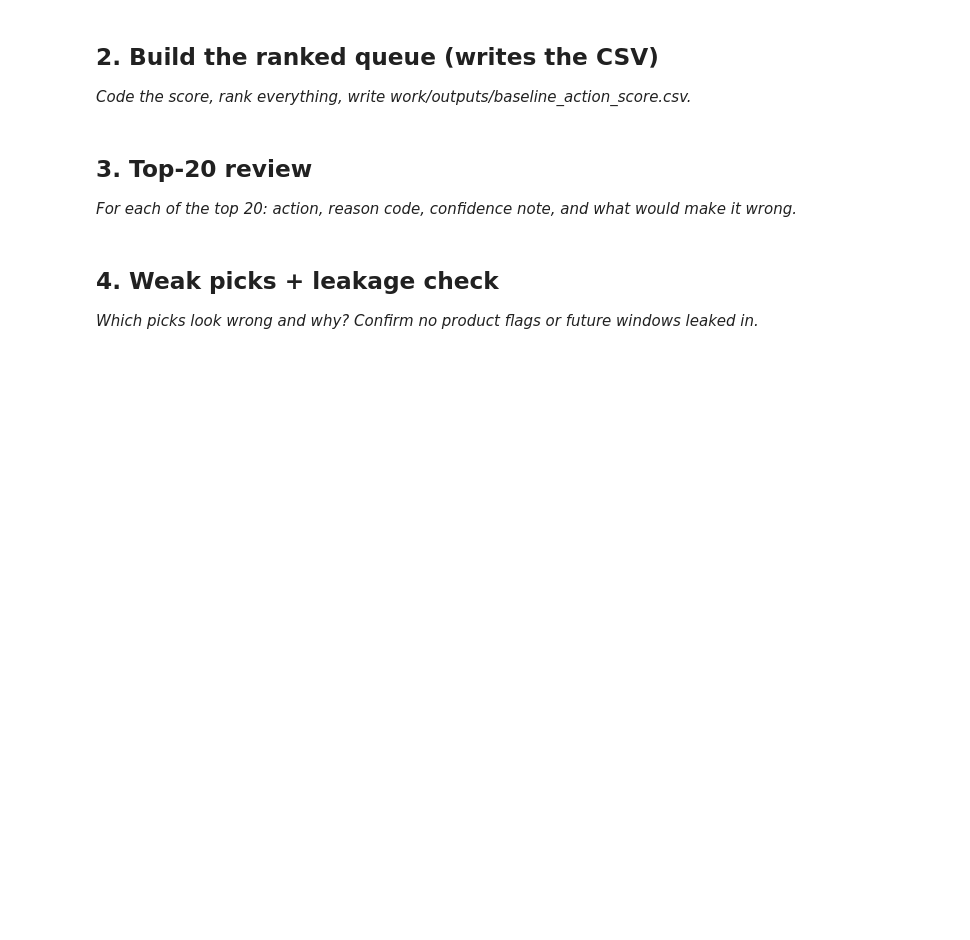
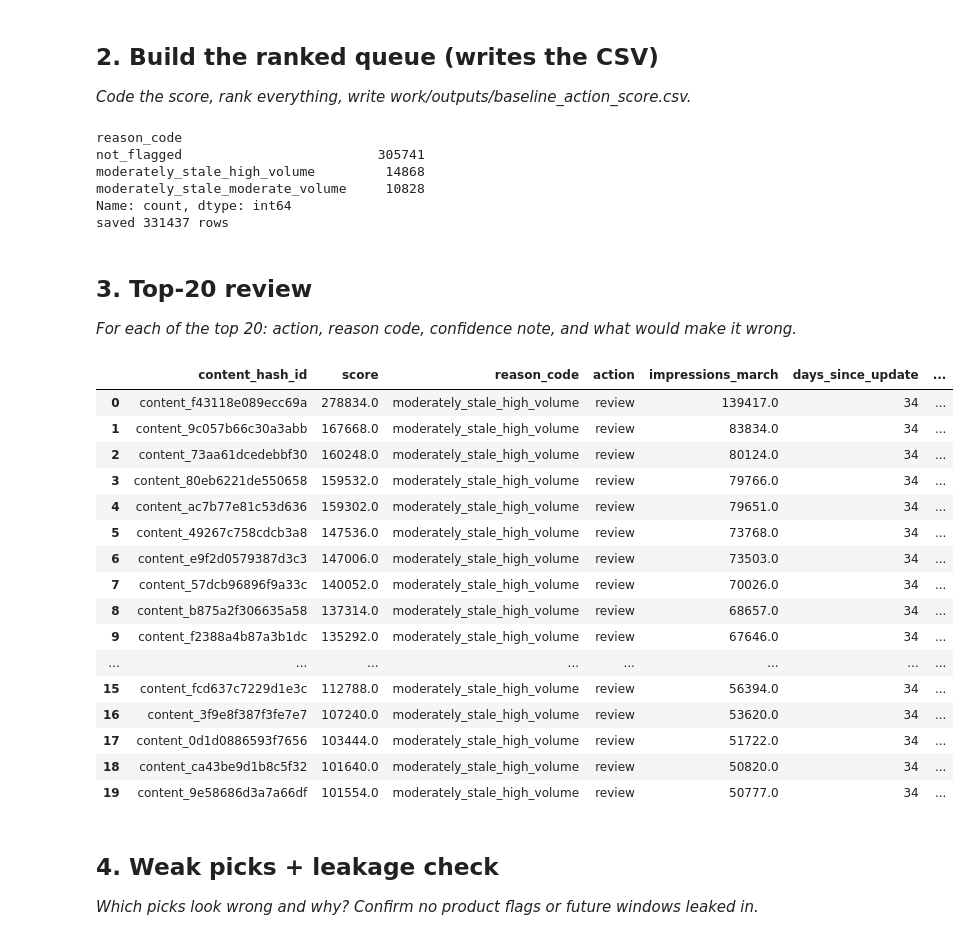
Before and after one commit to Amanicka2/flyrank_mlengineer, a Jupyter notebook: work/notebooks/w04_baseline_score.ipynb, the cells around one changed output. Saved outputs shown, nothing was run; the diff lists cells and outputs as text; code cells hidden in the pictures; blank space fills up the shorter version.

```diff
--- a/work/notebooks/w04_baseline_score.ipynb
+++ b/work/notebooks/w04_baseline_score.ipynb
@@ -23,3 +92,38 @@ This skeleton is yours to fill. Work the sections **in order** — each one has
+# %%
+# This cell is for CODE (numbers, a query, a check).
+# Write your text answer in the cell ABOVE this one — typing sentences here breaks Run All.
+import numpy as np
+
+hi_cut = page_level["impressions_march"].quantile(0.75)   # 216-ish, top quartile
+lo_cut = page_level["impressions_march"].quantile(0.25)   # ~2, bottom quartile
+
+is_mod_stale = page_level["staleness_bucket"].eq("31-90")
+
+conditions = [
+    is_mod_stale & (page_level["impressions_march"] >= hi_cut),
+    is_mod_stale & (page_level["impressions_march"] > lo_cut),
+]
+reason_choices = ["moderately_stale_high_volume", "moderately_stale_moderate_volume"]
+action_choices = ["review", "review"]
+
+page_level["reason_code"] = np.select(conditions, reason_choices, default="not_flagged")
+page_level["action"] = np.select(conditions, action_choices, default="monitor")
+page_level["score"] = np.select(conditions, [page_level["impressions_march"] * 2, page_level["impressions_march"]], default=0)
+
+queue = page_level.sort_values("score", ascending=False).reset_index(drop=True)
+print(queue["reason_code"].value_counts())
+
+import os
+os.makedirs("work/outputs", exist_ok=True)
+queue.to_csv("work/outputs/baseline_action_score.csv", index=False)
+print("saved", len(queue), "rows")
+# %% [output]
+reason_code
+not_flagged                         305741
+moderately_stale_high_volume         14868
+moderately_stale_moderate_volume     10828
+Name: count, dtype: int64
+saved 331437 rows
 # %% [markdown]
 ## 3. Top-20 review
 
@@ -27,6 +131,27 @@ This skeleton is yours to fill. Work the sections **in order** — each one has
 # %%
 # This cell is for CODE (numbers, a query, a check).
 # Write your text answer in the cell ABOVE this one — typing sentences here breaks Run All.
+top20 = queue.head(20)[["content_hash_id", "score", "reason_code", "action",
+                         "impressions_march", "days_since_update", "is_declining_label"]]
+top20
+# %% [output]
+|  | content_hash_id | score | reason_code | action | impressions_march | days_since_update | ... |
+| 0 | content_f43118e089ecc69a | 278834.0 | moderately_stale_high_volume | review | 139417.0 | 34 | ... |
+| 1 | content_9c057b66c30a3abb | 167668.0 | moderately_stale_high_volume | review | 83834.0 | 34 | ... |
+| 2 | content_73aa61dcedebbf30 | 160248.0 | moderately_stale_high_volume | review | 80124.0 | 34 | ... |
+| 3 | content_80eb6221de550658 | 159532.0 | moderately_stale_high_volume | review | 79766.0 | 34 | ... |
+| 4 | content_ac7b77e81c53d636 | 159302.0 | moderately_stale_high_volume | review | 79651.0 | 34 | ... |
+| 5 | content_49267c758cdcb3a8 | 147536.0 | moderately_stale_high_volume | review | 73768.0 | 34 | ... |
+| 6 | content_e9f2d0579387d3c3 | 147006.0 | moderately_stale_high_volume | review | 73503.0 | 34 | ... |
+| 7 | content_57dcb96896f9a33c | 140052.0 | moderately_stale_high_volume | review | 70026.0 | 34 | ... |
+| 8 | content_b875a2f306635a58 | 137314.0 | moderately_stale_high_volume | review | 68657.0 | 34 | ... |
+| 9 | content_f2388a4b87a3b1dc | 135292.0 | moderately_stale_high_volume | review | 67646.0 | 34 | ... |
+| ... | ... | ... | ... | ... | ... | ... | ... |
+| 15 | content_fcd637c7229d1e3c | 112788.0 | moderately_stale_high_volume | review | 56394.0 | 34 | ... |
+| 16 | content_3f9e8f387f3fe7e7 | 107240.0 | moderately_stale_high_volume | review | 53620.0 | 34 | ... |
+| 17 | content_0d1d0886593f7656 | 103444.0 | moderately_stale_high_volume | review | 51722.0 | 34 | ... |
+| 18 | content_ca43be9d1b8c5f32 | 101640.0 | moderately_stale_high_volume | review | 50820.0 | 34 | ... |
+| 19 | content_9e58686d3a7a66df | 101554.0 | moderately_stale_high_volume | review | 50777.0 | 34 | ... |
 # %% [markdown]
 ## 4. Weak picks + leakage check
 
```
Also changed, not shown: parts of 7 cells of this notebook.
